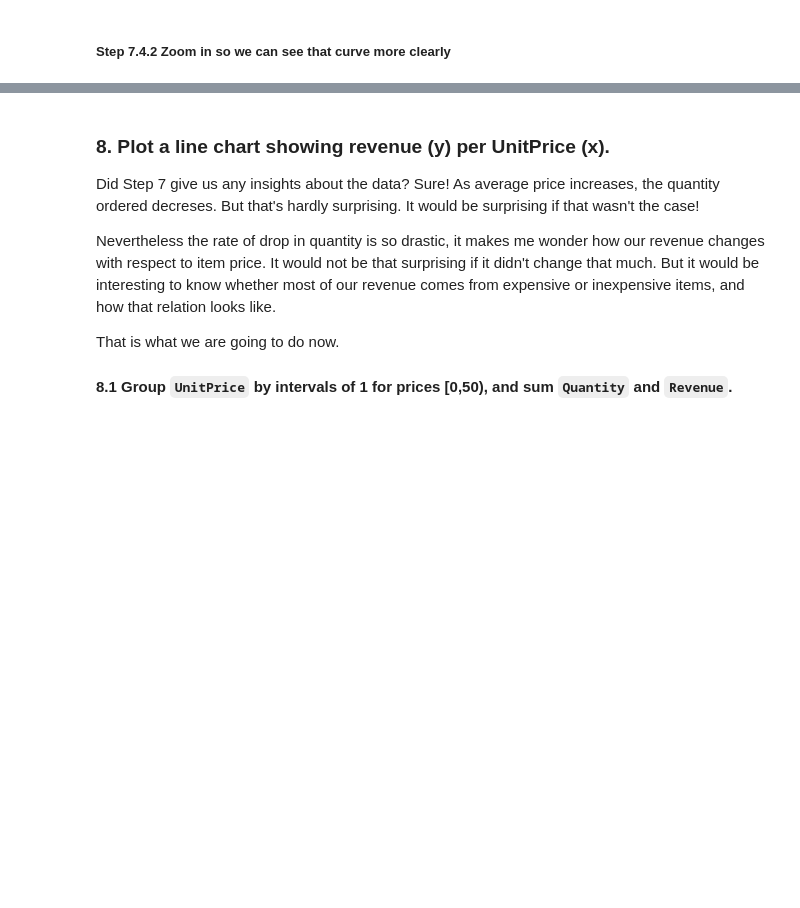
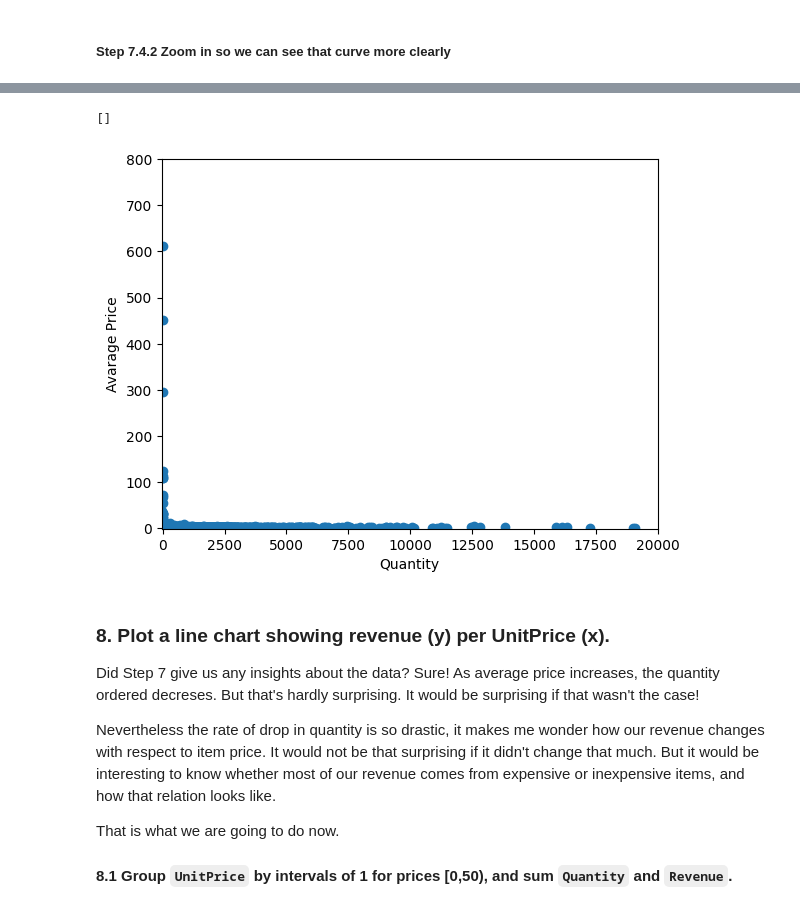
Before and after one commit to SarikayaBB/pandas_exercises, a Jupyter notebook: 07_Visualization/Online_Retail/Exercises.ipynb, the cells around one changed output, grey strips where cells are left out. Cells and saved outputs as stored; diff of their text form; code cells hidden in the pictures; blank space fills up the shorter version.

```diff
--- a/07_Visualization/Online_Retail/Exercises.ipynb
+++ b/07_Visualization/Online_Retail/Exercises.ipynb
@@ -276,3 +257,20 @@ plt.plot()
+# %%
+gp_all = online_rt.groupby(by=['CustomerID'])
+plottable_v2 = gp_all.agg({'Quantity':'sum',
+                           'Revenue':'sum'})
+
+plottable_v2.reset_index(inplace=True)
+plottable_v2['AvgPrice'] = plottable_v2.Revenue / plottable_v2.Quantity
+
+plt.scatter(x=plottable_v2['Quantity'],y=plottable_v2['AvgPrice'])
+plt.xlabel('Quantity')
+plt.ylabel('Avarage Price')
+plt.xlim(-40,20000)
+plt.ylim(-1,800)
+plt.plot()
+# %% [output]
+[]
+[figure, added]
 # %% [markdown]
 ### 8. Plot a line chart showing revenue (y) per UnitPrice (x).
 
```
Also changed, not shown: parts of 7 cells of this notebook.
